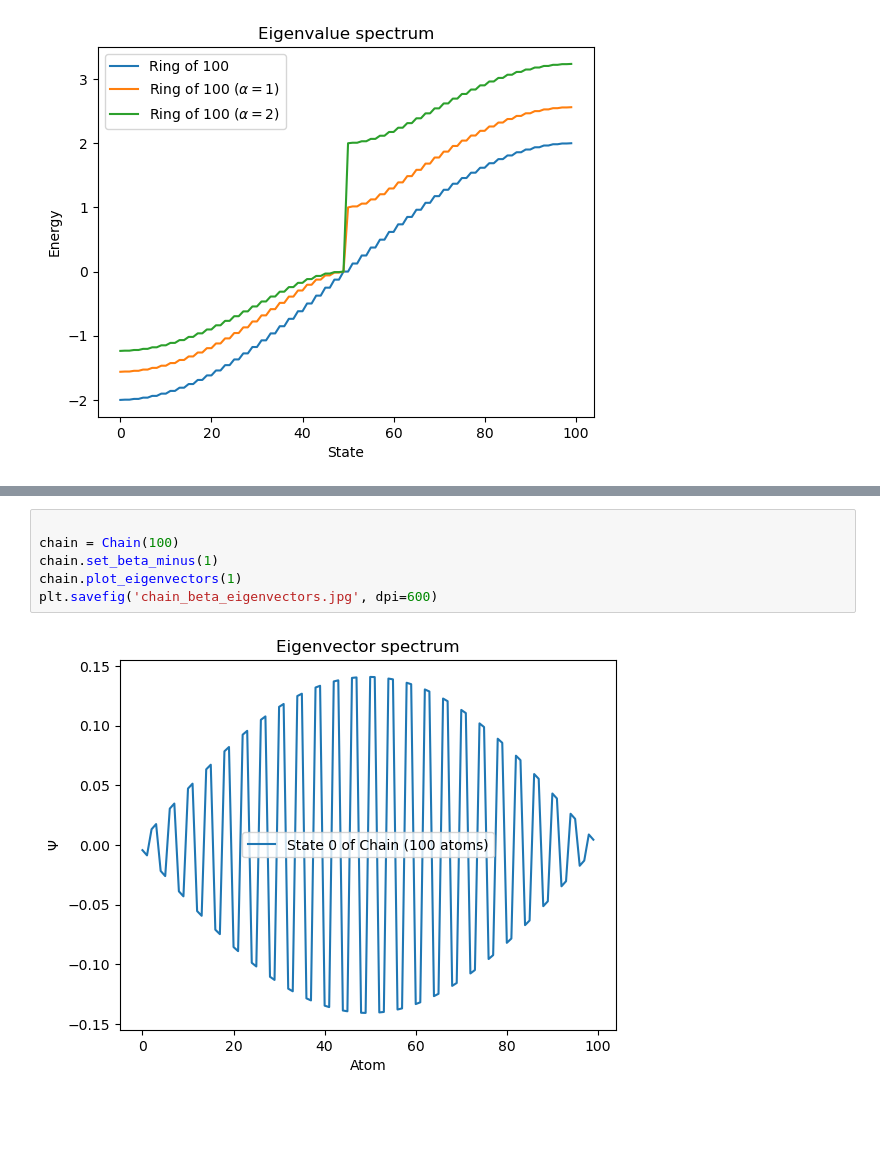
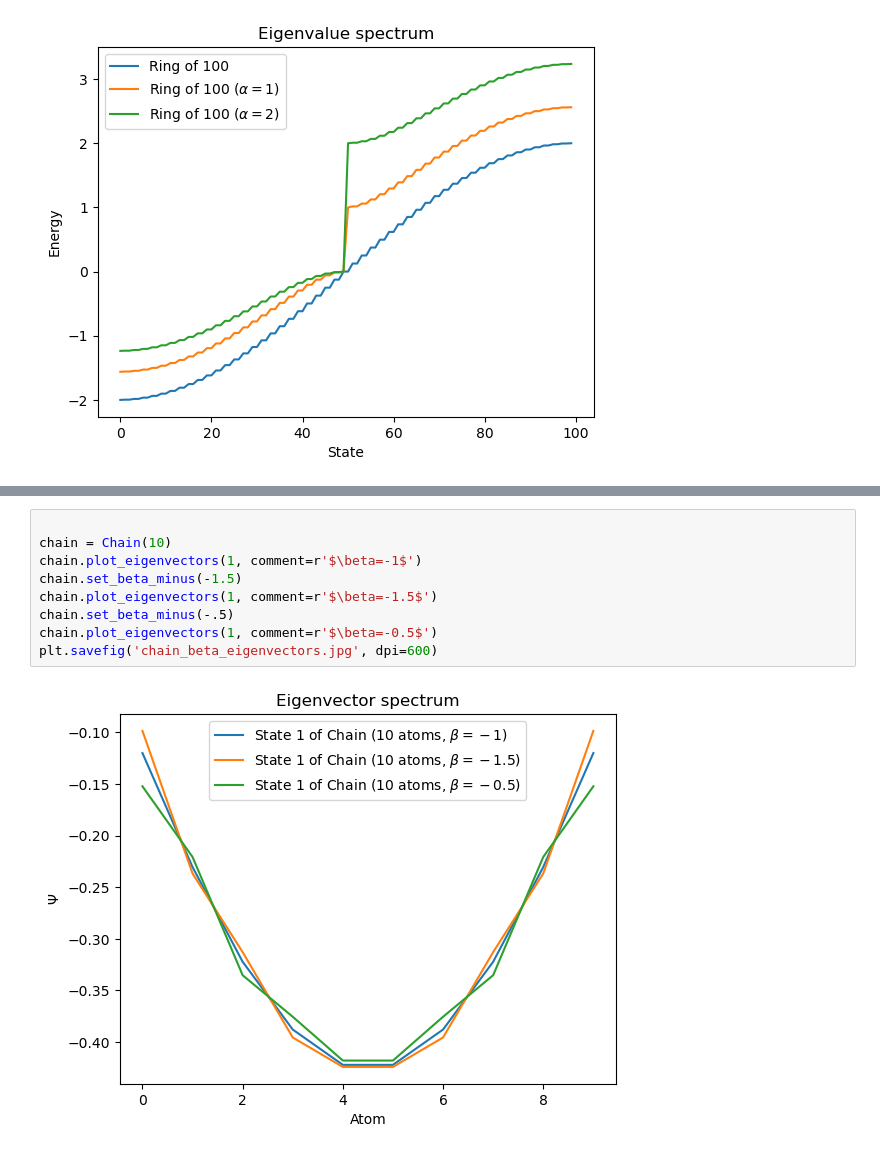
Before and after one commit to matarabadanf/Huckel-HW, a Jupyter notebook: plots/Plots.ipynb, the cells around one changed output, grey strips where cells are left out. Cells and saved outputs as stored; diff of their text form; blank space fills up the shorter version.

```diff
--- a/plots/Plots.ipynb
+++ b/plots/Plots.ipynb
@@ -130,8 +140,11 @@ plt.savefig('ring_alpha_eigenvectors.jpg', dpi=600)
 # %%
 
-chain = Chain(100)
-chain.set_beta_minus(1)
-chain.plot_eigenvectors(1)
+chain = Chain(10)
+chain.plot_eigenvectors(1, comment=r'$\beta=-1$')
+chain.set_beta_minus(-1.5)
+chain.plot_eigenvectors(1, comment=r'$\beta=-1.5$')
+chain.set_beta_minus(-.5)
+chain.plot_eigenvectors(1, comment=r'$\beta=-0.5$')
 plt.savefig('chain_beta_eigenvectors.jpg', dpi=600)
 # %% [output]
-[figure, old version]
+[figure, new version]
```
Also changed, not shown: parts of 11 cells of this notebook, 25 other files.
